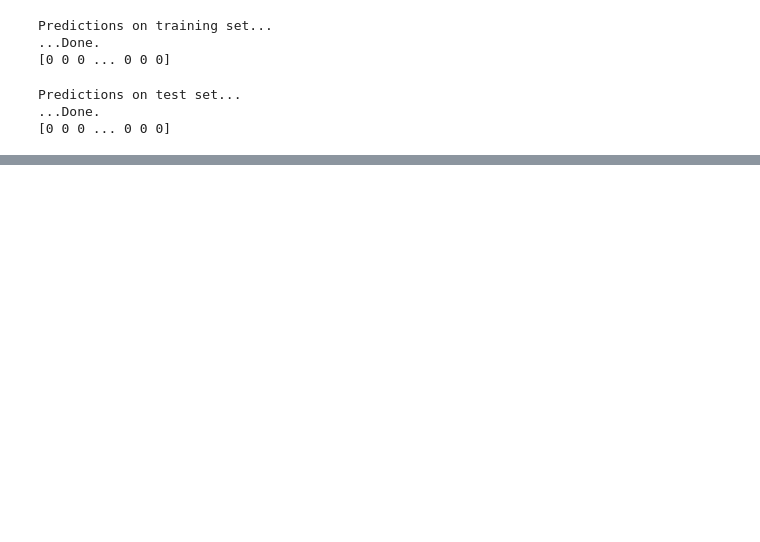
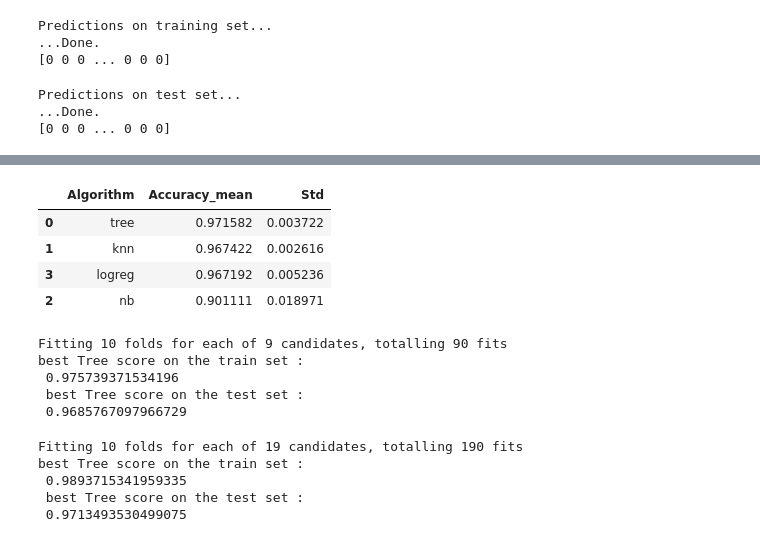
Before and after one commit to DanyNgn/Projet_BlindCV, a Jupyter notebook: Part_9_Code_BlindCV_Model_Random_Forest.ipynb, the cells around one changed output, grey strips where cells are left out. Saved outputs shown, nothing was run; the diff lists cells and outputs as text; code cells hidden in the pictures; blank space fills up the shorter version.

```diff
--- a/Part_9_Code_BlindCV_Model_Random_Forest.ipynb
+++ b/Part_9_Code_BlindCV_Model_Random_Forest.ipynb
@@ -339,0 +353,17 @@ fig.show()
+# %%
+classifiers = []
+tree = DecisionTreeClassifier(max_depth=5)
+knn = KNeighborsClassifier()
+nb = GaussianNB()
+logreg = LogisticRegression()
+
+classifiers.append(tree)
+classifiers.append(knn)
+classifiers.append(nb)
+classifiers.append(logreg)
+# %%
+from sklearn.model_selection import cross_val_score
+
+cv_results = []
+for classifier in classifiers:
+  cv_results.append(cross_val_score(classifier, X_train, y_train, cv=10 ,scoring="accuracy"))
@@ -339,0 +399,49 @@ fig.show()
+# %%
+results = pd.DataFrame({"Algorithm": ["tree", "knn", "nb", "logreg"],
+             "Accuracy_mean": [cv_result.mean() for cv_result in cv_results],
+             "Std": [cv_result.std() for cv_result in cv_results]})
+
+results = results.sort_values(by="Accuracy_mean", ascending=False)
+results
+# %% [output]
+|  | Algorithm | Accuracy_mean | Std |
+| 0 | tree | 0.971582 | 0.003722 |
+| 1 | knn | 0.967422 | 0.002616 |
+| 3 | logreg | 0.967192 | 0.005236 |
+| 2 | nb | 0.901111 | 0.018971 |
+# %%
+tree = DecisionTreeClassifier()
+tree_param_grid = {"max_depth" : np.arange(1,10,1)}
+
+gsTree = GridSearchCV(tree,tree_param_grid, cv=10, scoring="accuracy", verbose = 1)
+
+gsTree.fit(X_train,np.ravel(y_train))
+
+tree_best = gsTree.best_estimator_
+
+# Best score
+print("best {0} score on the train set : \n {1} \n best {0} score on the test set : \n {2}".format("Tree", tree_best.score(X_train,y_train), tree_best.score(X_test,y_test)))
+# %% [output]
+Fitting 10 folds for each of 9 candidates, totalling 90 fits
+best Tree score on the train set :
+ 0.975739371534196
+ best Tree score on the test set :
+ 0.9685767097966729
+# %%
+tree = RandomForestClassifier()
+tree_param_grid = {"max_depth" : np.arange(1,20,1)}
+
+gsTree = GridSearchCV(tree,tree_param_grid, cv=10, scoring="accuracy", verbose = 1)
+
+gsTree.fit(X_train,np.ravel(y_train))
+
+tree_best = gsTree.best_estimator_
+
+# Best score
+print("best {0} score on the train set : \n {1} \n best {0} score on the test set : \n {2}".format("Tree", tree_best.score(X_train,y_train), tree_best.score(X_test,y_test)))
+# %% [output]
+Fitting 10 folds for each of 19 candidates, totalling 190 fits
+best Tree score on the train set :
+ 0.9893715341959335
+ best Tree score on the test set :
+ 0.9713493530499075
```
Also changed, not shown: parts of 32 cells of this notebook.
